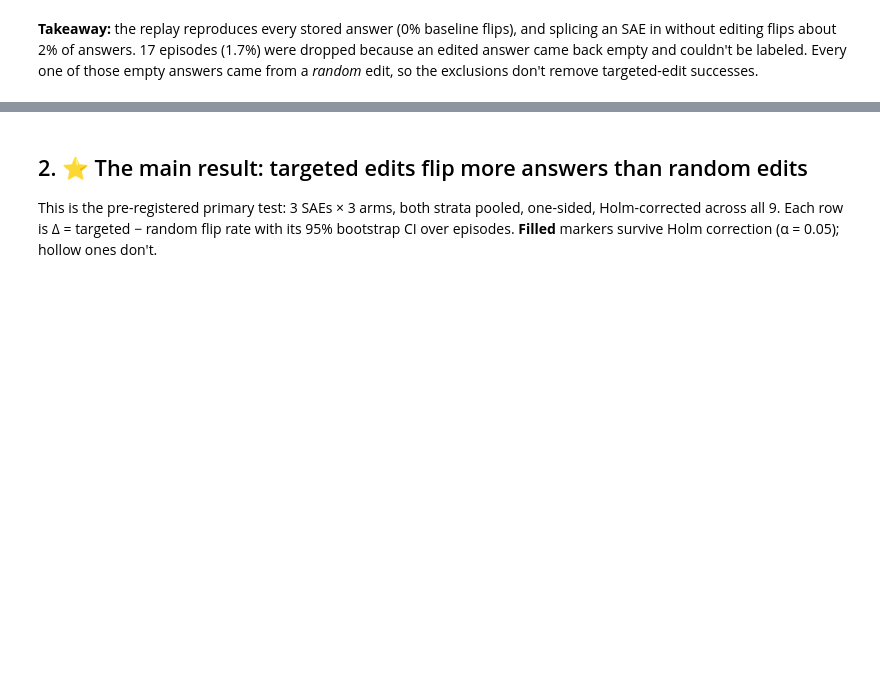
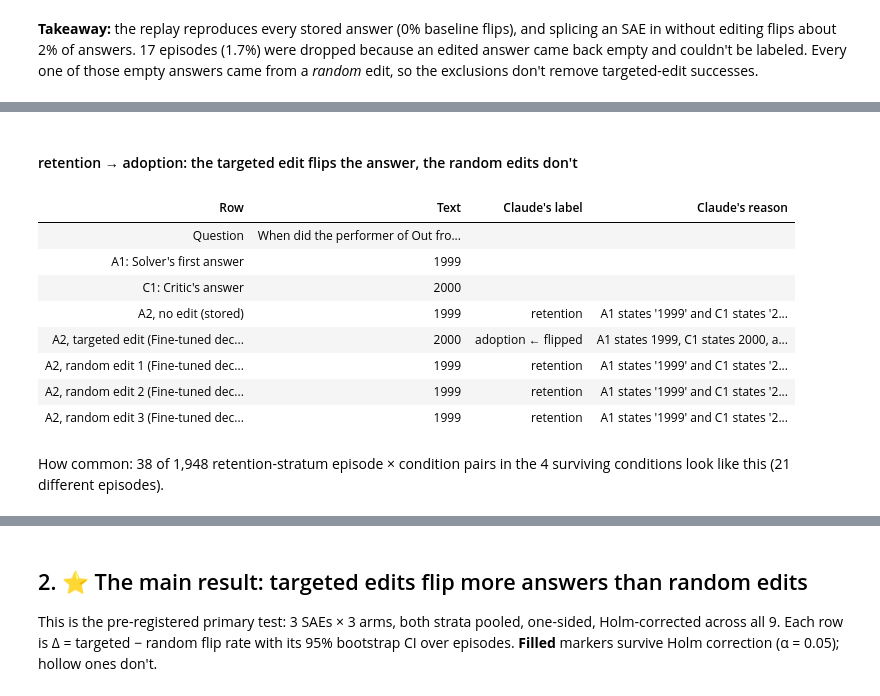
Before and after one commit to Jschechter18/fall-2026-group3, a Jupyter notebook: notebooks/intervention/full_study_results.ipynb, the cells around one changed output, grey strips where cells are left out. Cells and saved outputs as stored; diff of their text form; code cells hidden in the pictures; blank space fills up the shorter version.

```diff
--- a/notebooks/intervention/full_study_results.ipynb
+++ b/notebooks/intervention/full_study_results.ipynb
@@ -242,0 +367,15 @@ exclusions don't remove targeted-edit successes.
+# %%
+
+show_shortest_targeted_only_flip("retention")
+# %% [output]
+#### retention → adoption: the targeted edit flips the answer, the random edits don't
+| Row | Text | Claude's label | Claude's reason |
+| Question | When did the performer of Out fro... |  |  |
+| A1: Solver's first answer | 1999 |  |  |
+| C1: Critic's answer | 2000 |  |  |
+| A2, no edit (stored) | 1999 | retention | A1 states '1999' and C1 states '2... |
+| A2, targeted edit (Fine-tuned dec... | 2000 | adoption ← flipped | A1 states 1999, C1 states 2000, a... |
+| A2, random edit 1 (Fine-tuned dec... | 1999 | retention | A1 states '1999' and C1 states '2... |
+| A2, random edit 2 (Fine-tuned dec... | 1999 | retention | A1 states '1999' and C1 states '2... |
+| A2, random edit 3 (Fine-tuned dec... | 1999 | retention | A1 states '1999' and C1 states '2... |
+How common: 38 of 1,948 retention-stratum episode × condition pairs in the 4 surviving conditions look like this (21 different episodes).
```
Also changed, not shown: parts of 8 cells of this notebook, 9 other files.
